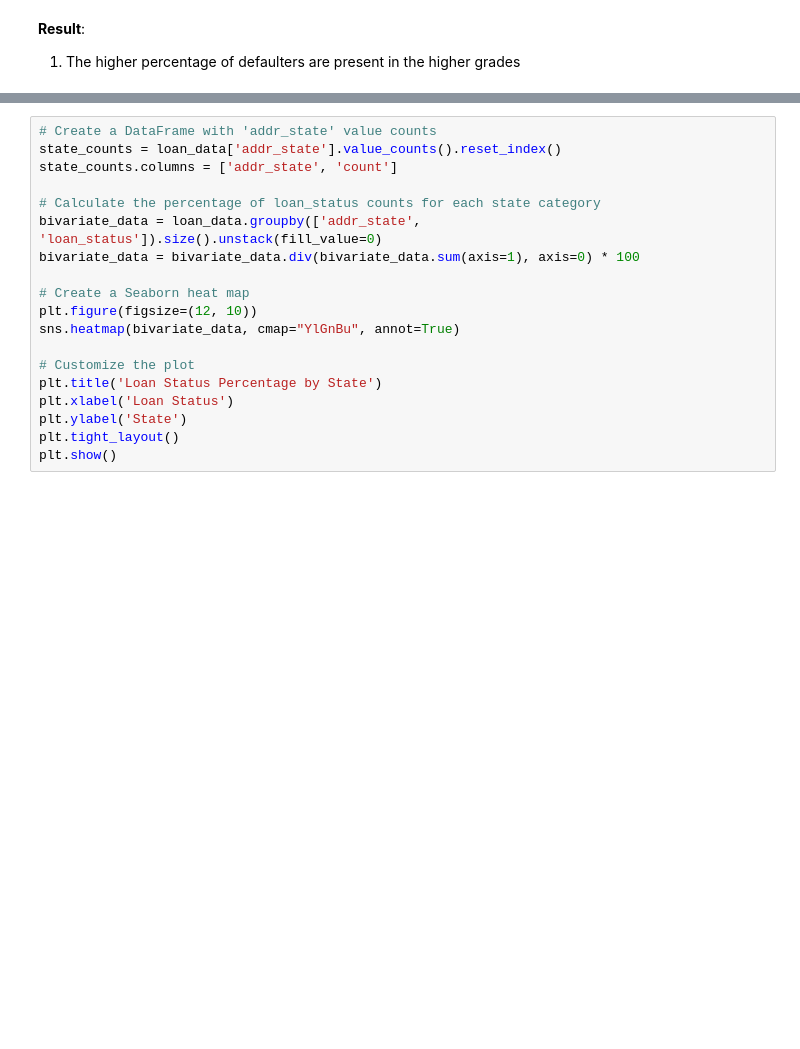
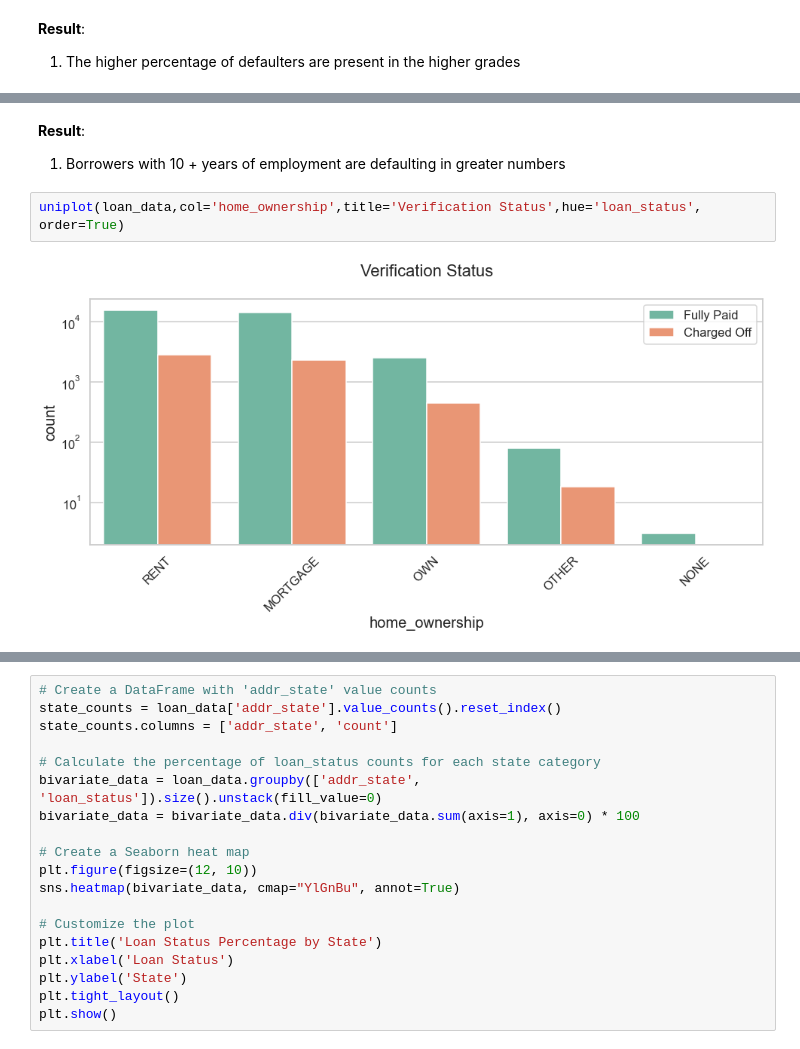
Before and after one commit to nid-22/lending_club, a Jupyter notebook: combined.ipynb, the cells around one changed output, grey strips where cells are left out. Cells and saved outputs as stored; diff of their text form; blank space fills up the shorter version.

```diff
--- a/combined.ipynb
+++ b/combined.ipynb
@@ -787,0 +690,7 @@ plt.show()
+# %% [markdown]
+__Result__:
+1. Borrowers with 10 + years of employment are defaulting in greater numbers
+# %%
+uniplot(loan_data,col='home_ownership',title='Verification Status',hue='loan_status', order=True)
+# %% [output]
+[figure, added]
```
Also changed, not shown: parts of 35 cells of this notebook.
